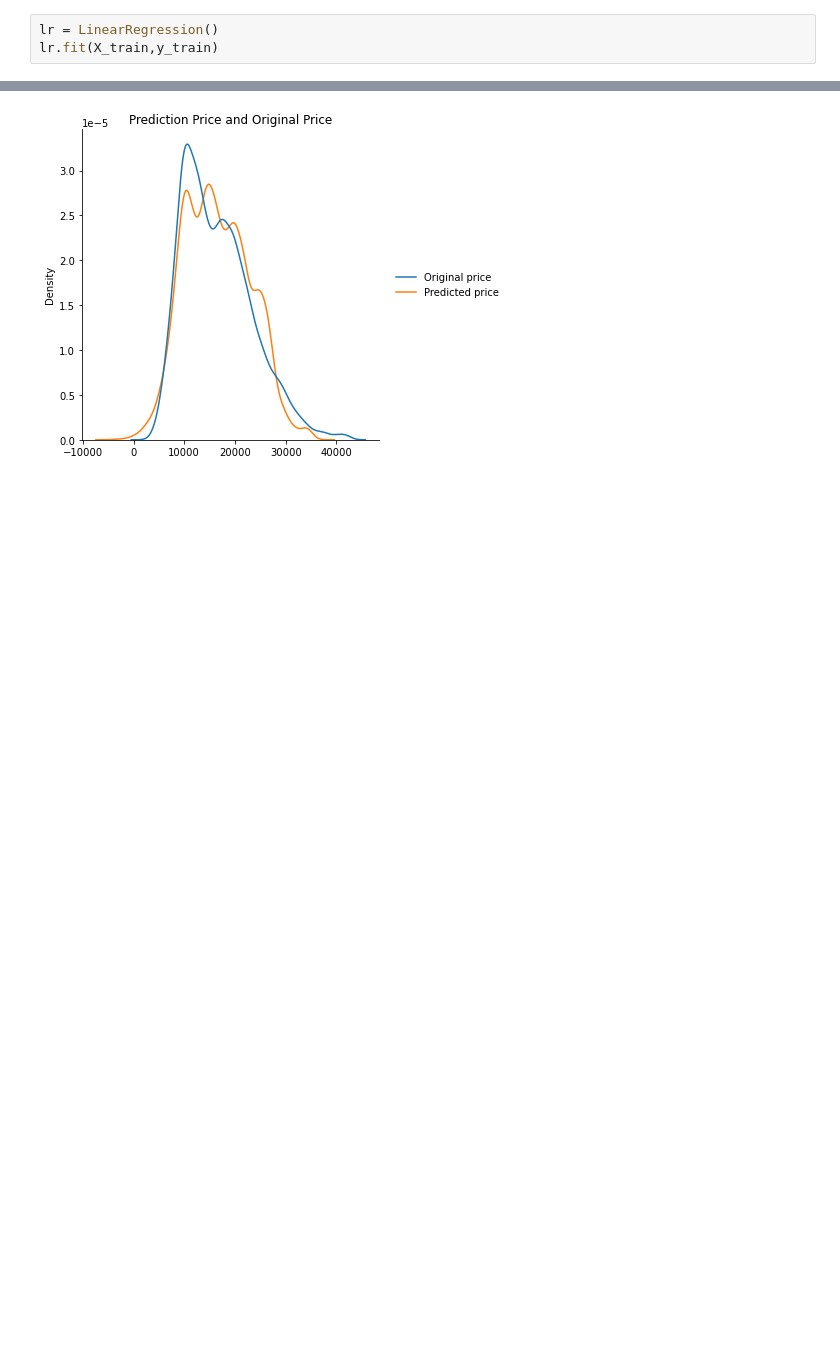
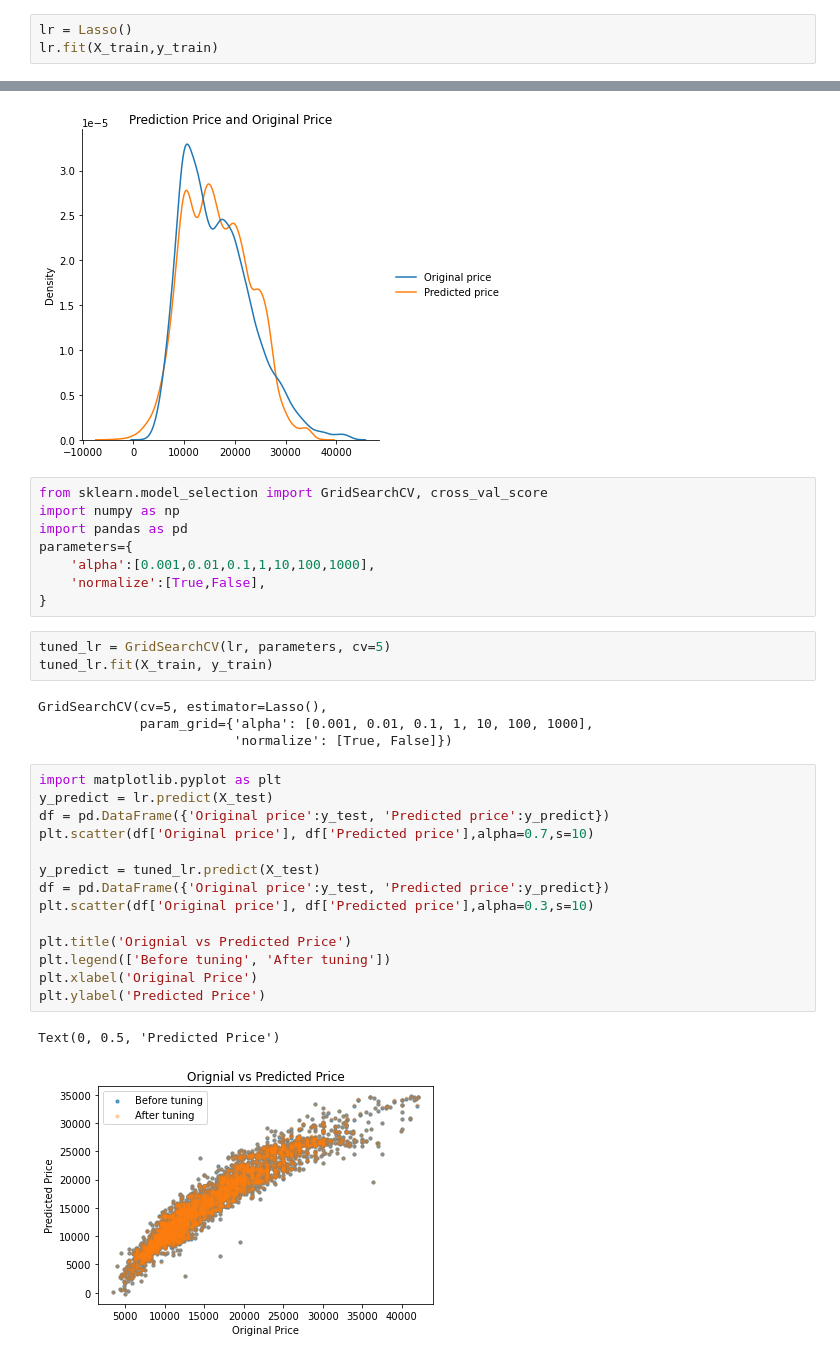
Before and after one commit to kai2128/DM_Assignment, a Jupyter notebook: algorithm/LinearRegression.ipynb, the cells around one changed output, grey strips where cells are left out. Cells and saved outputs as stored; diff of their text form; blank space fills up the shorter version.

```diff
--- a/algorithm/LinearRegression.ipynb
+++ b/algorithm/LinearRegression.ipynb
@@ -11,4 +11,4 @@ from sklearn.linear_model import LinearRegression
 # %%
-lr = LinearRegression()
+lr = Lasso()
 lr.fit(X_train,y_train)
 # %% [output]
@@ -29,3 +38,35 @@ plot_prediction_compare_ori(lr, X_train, y_train)
 # %% [output]
 <Figure size 432x288 with 0 Axes>
 [figure]
+# %%
+from sklearn.model_selection import GridSearchCV, cross_val_score
+import numpy as np
+import pandas as pd
+parameters={
+    'alpha':[0.001,0.01,0.1,1,10,100,1000],
+    'normalize':[True,False],
+}
+# %%
+tuned_lr = GridSearchCV(lr, parameters, cv=5)
+tuned_lr.fit(X_train, y_train)
+# %% [output]
+GridSearchCV(cv=5, estimator=Lasso(),
+             param_grid={'alpha': [0.001, 0.01, 0.1, 1, 10, 100, 1000],
+                         'normalize': [True, False]})
+# %%
+import matplotlib.pyplot as plt
+y_predict = lr.predict(X_test)
+df = pd.DataFrame({'Original price':y_test, 'Predicted price':y_predict})
+plt.scatter(df['Original price'], df['Predicted price'],alpha=0.7,s=10)
+
+y_predict = tuned_lr.predict(X_test)
+df = pd.DataFrame({'Original price':y_test, 'Predicted price':y_predict})
+plt.scatter(df['Original price'], df['Predicted price'],alpha=0.3,s=10)
+
+plt.title('Orignial vs Predicted Price')
+plt.legend(['Before tuning', 'After tuning'])
+plt.xlabel('Original Price')
+plt.ylabel('Predicted Price')
+# %% [output]
+Text(0, 0.5, 'Predicted Price')
+[figure, added]
```
Also changed, not shown: parts of 12 cells of this notebook, 1 other file.
